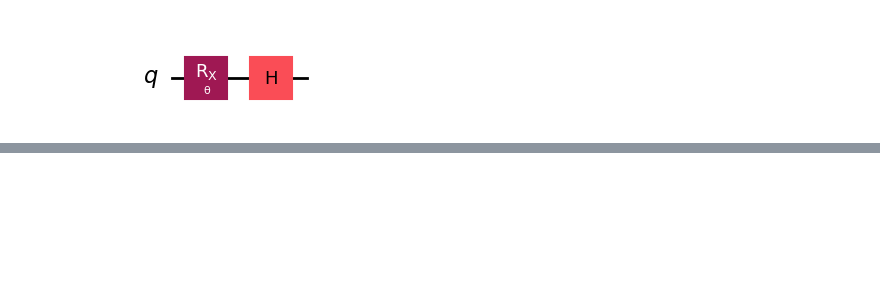
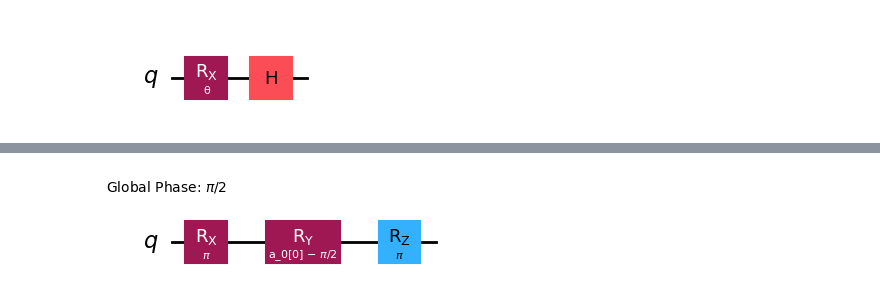
Before and after one commit to arthurostrauss/Quantum_Optimal_Control, a Jupyter notebook: gate_level/spillover_noise_use_case/generic_spillover/overrotation_error.ipynb, the cells around one changed output, grey strips where cells are left out. Cells and saved outputs as stored; diff of their text form; code cells hidden in the pictures; blank space fills up the shorter version.

```diff
--- a/gate_level/spillover_noise_use_case/generic_spillover/overrotation_error.ipynb
+++ b/gate_level/spillover_noise_use_case/generic_spillover/overrotation_error.ipynb
@@ -32,0 +79,5 @@ backend = AerSimulator(noise_model=noise_model)
+# %%
+from qiskit import transpile
+transpile(q_env.circuits[0], basis_gates=["ry", "rz", 'sx', 'rx']).draw('mpl')
+# %% [output]
+[figure, added]
```
Also changed, not shown: parts of 14 cells of this notebook, 2 other files.
